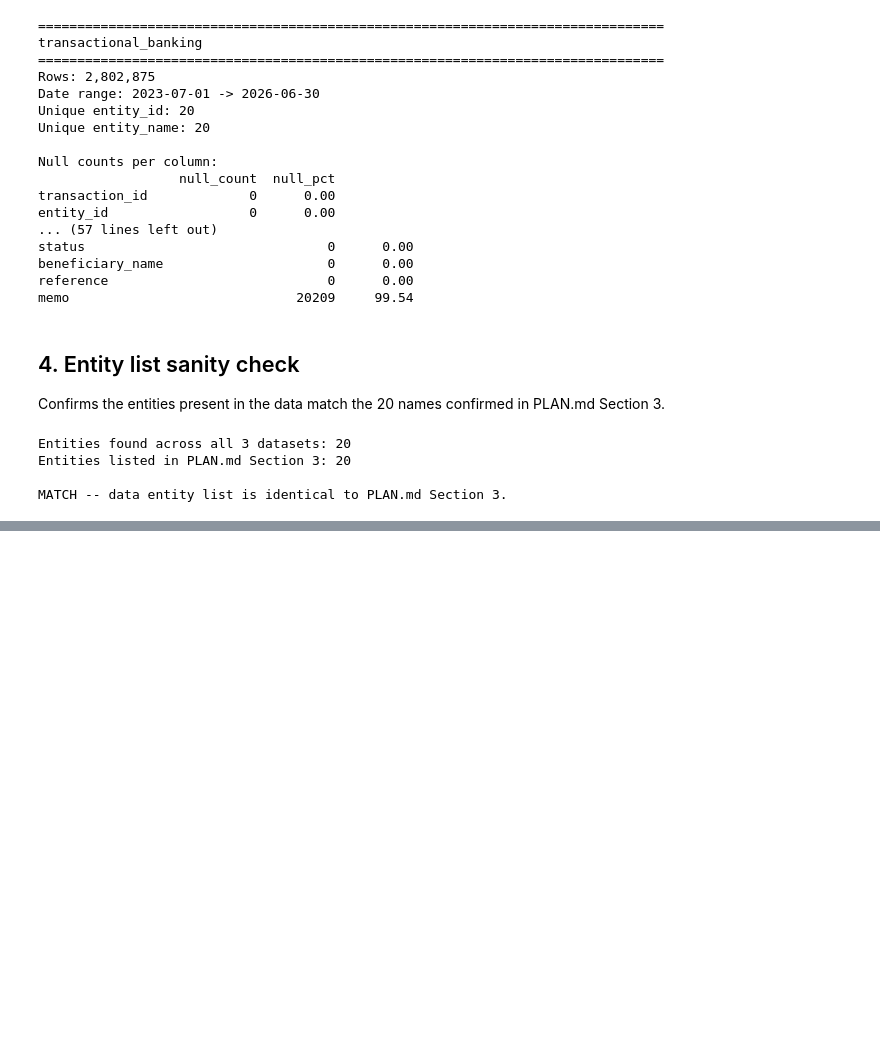
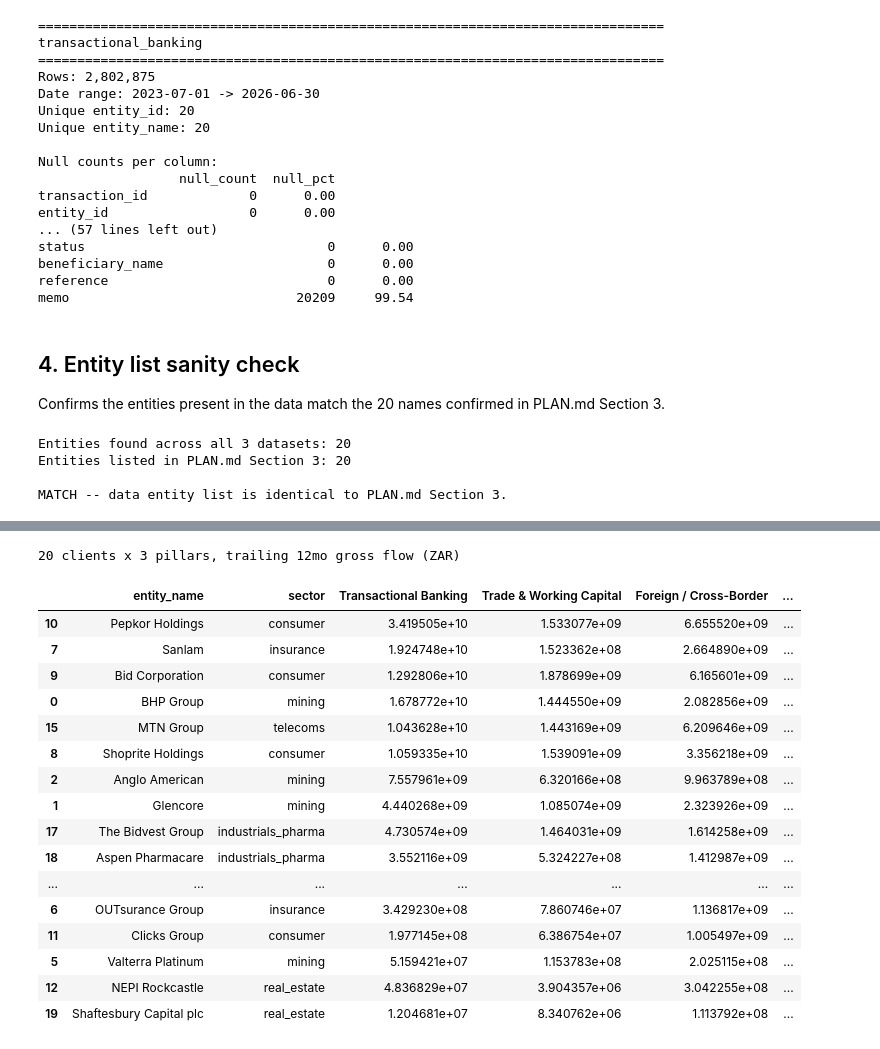
Before and after one commit to wiz-20/Root3, a Jupyter notebook: wallet_engine.ipynb, the cells around one changed output, grey strips where cells are left out. Drawn from its saved outputs; the diff is of its cells as text; code cells hidden in the pictures; blank space fills up the shorter version.

```diff
--- a/wallet_engine.ipynb
+++ b/wallet_engine.ipynb
@@ -127,0 +134,29 @@ MATCH -- data entity list is identical to PLAN.md Section 3.
+# %%
+EXTRACTED_DIR = DATA_DIR / "hackathon-finreports" / "_extracted"
+
+pillar_wide = pd.read_csv(EXTRACTED_DIR / "pillar_spend_wide.csv")
+pillar_cols = ["Transactional Banking", "Trade & Working Capital", "Foreign / Cross-Border"]
+
+print(f"{len(pillar_wide)} clients x 3 pillars, trailing 12mo gross flow (ZAR)")
+pillar_wide[["entity_name", "sector"] + pillar_cols + ["total_internal_spend_zar"]].sort_values(
+    "total_internal_spend_zar", ascending=False
+)
+# %% [output]
+20 clients x 3 pillars, trailing 12mo gross flow (ZAR)
+|  | entity_name | sector | Transactional Banking | Trade & Working Capital | Foreign / Cross-Border | ... |
+| 10 | Pepkor Holdings | consumer | 3.419505e+10 | 1.533077e+09 | 6.655520e+09 | ... |
+| 7 | Sanlam | insurance | 1.924748e+10 | 1.523362e+08 | 2.664890e+09 | ... |
+| 9 | Bid Corporation | consumer | 1.292806e+10 | 1.878699e+09 | 6.165601e+09 | ... |
+| 0 | BHP Group | mining | 1.678772e+10 | 1.444550e+09 | 2.082856e+09 | ... |
+| 15 | MTN Group | telecoms | 1.043628e+10 | 1.443169e+09 | 6.209646e+09 | ... |
+| 8 | Shoprite Holdings | consumer | 1.059335e+10 | 1.539091e+09 | 3.356218e+09 | ... |
+| 2 | Anglo American | mining | 7.557961e+09 | 6.320166e+08 | 9.963789e+08 | ... |
+| 1 | Glencore | mining | 4.440268e+09 | 1.085074e+09 | 2.323926e+09 | ... |
+| 17 | The Bidvest Group | industrials_pharma | 4.730574e+09 | 1.464031e+09 | 1.614258e+09 | ... |
+| 18 | Aspen Pharmacare | industrials_pharma | 3.552116e+09 | 5.324227e+08 | 1.412987e+09 | ... |
+| ... | ... | ... | ... | ... | ... | ... |
+| 6 | OUTsurance Group | insurance | 3.429230e+08 | 7.860746e+07 | 1.136817e+09 | ... |
+| 11 | Clicks Group | consumer | 1.977145e+08 | 6.386754e+07 | 1.005497e+09 | ... |
+| 5 | Valterra Platinum | mining | 5.159421e+07 | 1.153783e+08 | 2.025115e+08 | ... |
+| 12 | NEPI Rockcastle | real_estate | 4.836829e+07 | 3.904357e+06 | 3.042255e+08 | ... |
+| 19 | Shaftesbury Capital plc | real_estate | 1.204681e+07 | 8.340762e+06 | 1.113792e+08 | ... |
```
Also changed, not shown: parts of 6 cells of this notebook, 8 other files.
